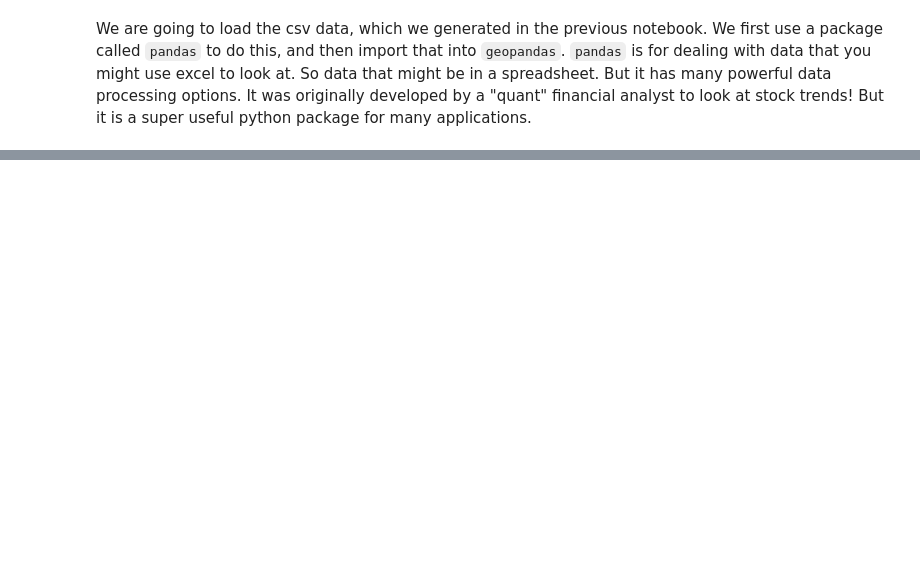
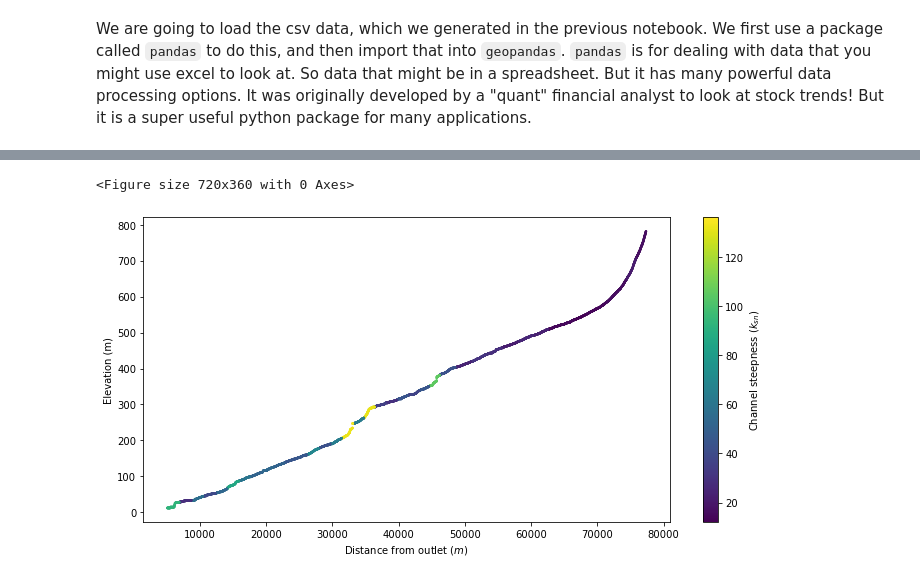
Before and after one commit to simon-m-mudd/smm_teaching_notebooks, a Jupyter notebook: Southern_spain/Looking_at_the_chi_data_map.ipynb, the cells around one changed output, grey strips where cells are left out. Cells and saved outputs as stored; diff of their text form; code cells hidden in the pictures; blank space fills up the shorter version.

```diff
--- a/Southern_spain/Looking_at_the_chi_data_map.ipynb
+++ b/Southern_spain/Looking_at_the_chi_data_map.ipynb
@@ -143,0 +388,39 @@ plt.tight_layout()
+# %%
+plt.rcParams['figure.figsize'] = [10, 5]
+
+# First lets isolate just one of these basins. There is only basin 0 and 1
+gdf_b1 = gdf[(gdf['basin_key'] == 0)]
+
+# The main stem channel is the one with the minimum source key in this basin
+# If you want to play with this a bit you can change the source number to look at different channels
+min_source = np.amin(gdf_b1.source_key)
+gdf_b2 = gdf_b1[(gdf_b1['source_key'] == min_source)]
+#gdf_b2 = gdf_b1
+
+# Now make channel profile plots
+z = gdf_b2.elevation
+x_locs = gdf_b2.flow_distance
+m_chi = gdf_b2.m_chi
+chi = gdf_b2.chi
+
+# Create two subplots and unpack the output array immediately
+plt.clf()
+f, (ax1) = plt.subplots(1, 1)
+#ax2 = ax1.twinx()  # instantiate a second axes that shares the same x-axis
+
+# Make the scatter plots
+cs = ax1.scatter(x_locs, z,s = 2, c=m_chi, cmap="viridis",label='Longitudinal profile')
+
+cbar = f.colorbar(cs)
+cbar.set_label('Channel steepness ($k_{sn}$)')
+
+ax1.set_xlabel("Distance from outlet ($m$)")
+ax1.set_ylabel("Elevation (m)")
+
+#ax2.set_xlabel("Distance from outlet ($m$)")
+#ax2.set_ylabel("Channel steepness ($k_{sn}$)")
+
+plt.tight_layout()
+# %% [output]
+<Figure size 720x360 with 0 Axes>
+[figure, added]
```
Also changed, not shown: parts of 29 cells of this notebook.
